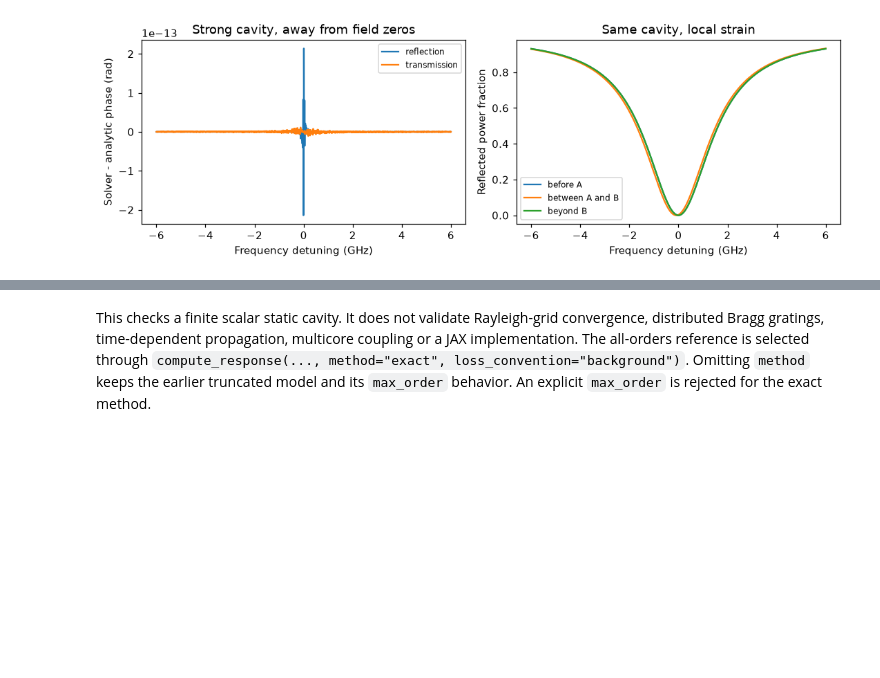
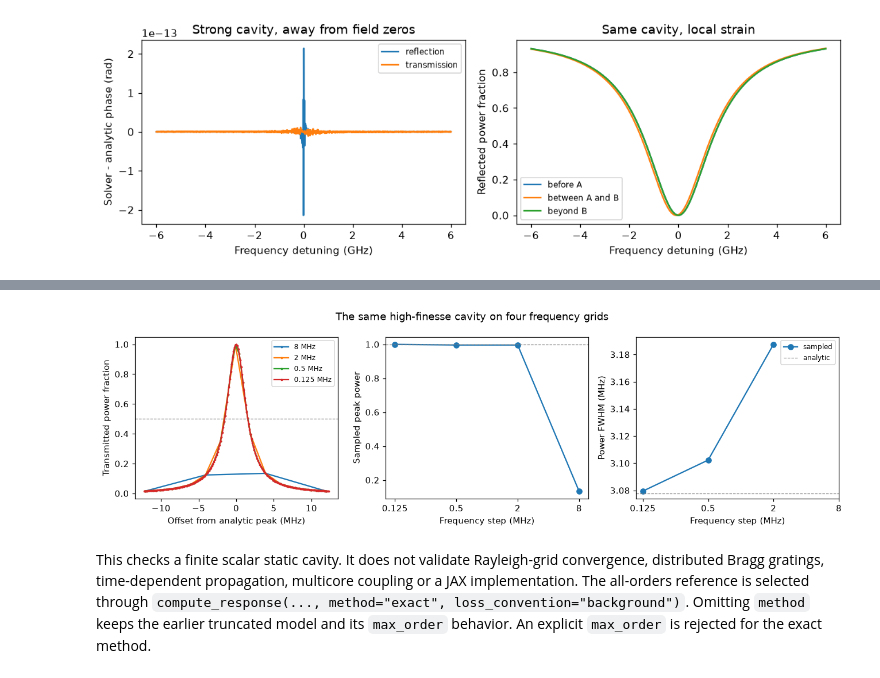
Before and after one commit to ameoli/PyRayleigh, a Jupyter notebook: examples/fabry_perot.ipynb, the cells around one changed output, grey strips where cells are left out. Cells and saved outputs as stored; diff of their text form; code cells hidden in the pictures; blank space fills up the shorter version.

Commit message:
Check cavity passivity and narrow resonance sampling

```diff
--- a/examples/fabry_perot.ipynb
+++ b/examples/fabry_perot.ipynb
@@ -60,13 +60,16 @@ guide = GuideOptics(nu0, n, ng, gvd=0.)
 beta0 = 2*np.pi*n*nu0/c
 delta_beta = 2*np.pi*ng*(frequency-nu0)/c
 
-def p(d, alpha, extra_length=0.):
+def p(d, alpha, extra_length=0., frequencies=frequency):
     # Extra optical length changes phase, while loss stays on material length.
+    detuning = 2*np.pi*ng*(frequencies-nu0)/c
     return (np.exp(-alpha*d/2)*np.exp(-1j*beta0*(d+extra_length))
-            * np.exp(-1j*delta_beta*(d+extra_length)))
+            * np.exp(-1j*detuning*(d+extra_length)))
 
-def analytic(A, B, alpha, extra=(0., 0., 0.)):
-    p0, pc, pe = p(a, alpha, extra[0]), p(b-a, alpha, extra[1]), p(L-b, alpha, extra[2])
+def analytic(A, B, alpha, extra=(0., 0., 0.), frequencies=frequency, length=L):
+    p0 = p(A.position, alpha, extra[0], frequencies)
+    pc = p(B.position-A.position, alpha, extra[1], frequencies)
+    pe = p(length-B.position, alpha, extra[2], frequencies)
     denominator = 1.-A.r_right*B.r_left*pc**2
     r = p0**2*(A.r_left + A.t_right_to_left*A.t_left_to_right*B.r_left*pc**2/denominator)
     t = p0*A.t_left_to_right*pc*B.t_left_to_right*pe/denominator
@@ -227,3 +375,27 @@ plt.show()
+# %%
+fig, axes = plt.subplots(1, 3, figsize=(12, 3.6))
+for grid, power, step, width in sampling:
+    near = abs(grid-peak_frequency) <= 4*expected_width
+    axes[0].plot((grid[near]-peak_frequency)/1e6, power[near], '.-', ms=3, label=f'{step/1e6:g} MHz')
+steps = np.array([row[2] for row in sampling])/1e6
+axes[0].axhline(.5, color='gray', lw=.8, ls='--')
+axes[0].set(xlabel='Offset from analytic peak (MHz)', ylabel='Transmitted power fraction')
+axes[0].legend(fontsize=8)
+axes[1].semilogx(steps, [max(row[1]) for row in sampling], 'o-')
+axes[1].axhline(1., color='gray', lw=.8, ls='--')
+axes[1].set(xlabel='Frequency step (MHz)', ylabel='Sampled peak power')
+axes[2].semilogx(steps, [row[3]/1e6 for row in sampling], 'o-', label='sampled')
+axes[2].axhline(expected_width/1e6, color='gray', lw=.8, ls='--', label='analytic')
+axes[2].set(xlabel='Frequency step (MHz)', ylabel='Power FWHM (MHz)')
+axes[2].legend(fontsize=8)
+for ax in axes[1:]:
+    ax.set_xticks(steps, labels=[f'{step:g}' for step in steps])
+    ax.minorticks_off()
+fig.suptitle('The same high-finesse cavity on four frequency grids')
+fig.tight_layout()
+plt.show()
+# %% [output]
+[figure, added]
 # %% [markdown]
 This checks a finite scalar static cavity. It does not validate Rayleigh-grid
 convergence, distributed Bragg gratings, time-dependent propagation, multicore
```
Also changed, not shown: parts of 4 cells of this notebook, 1 other file.
